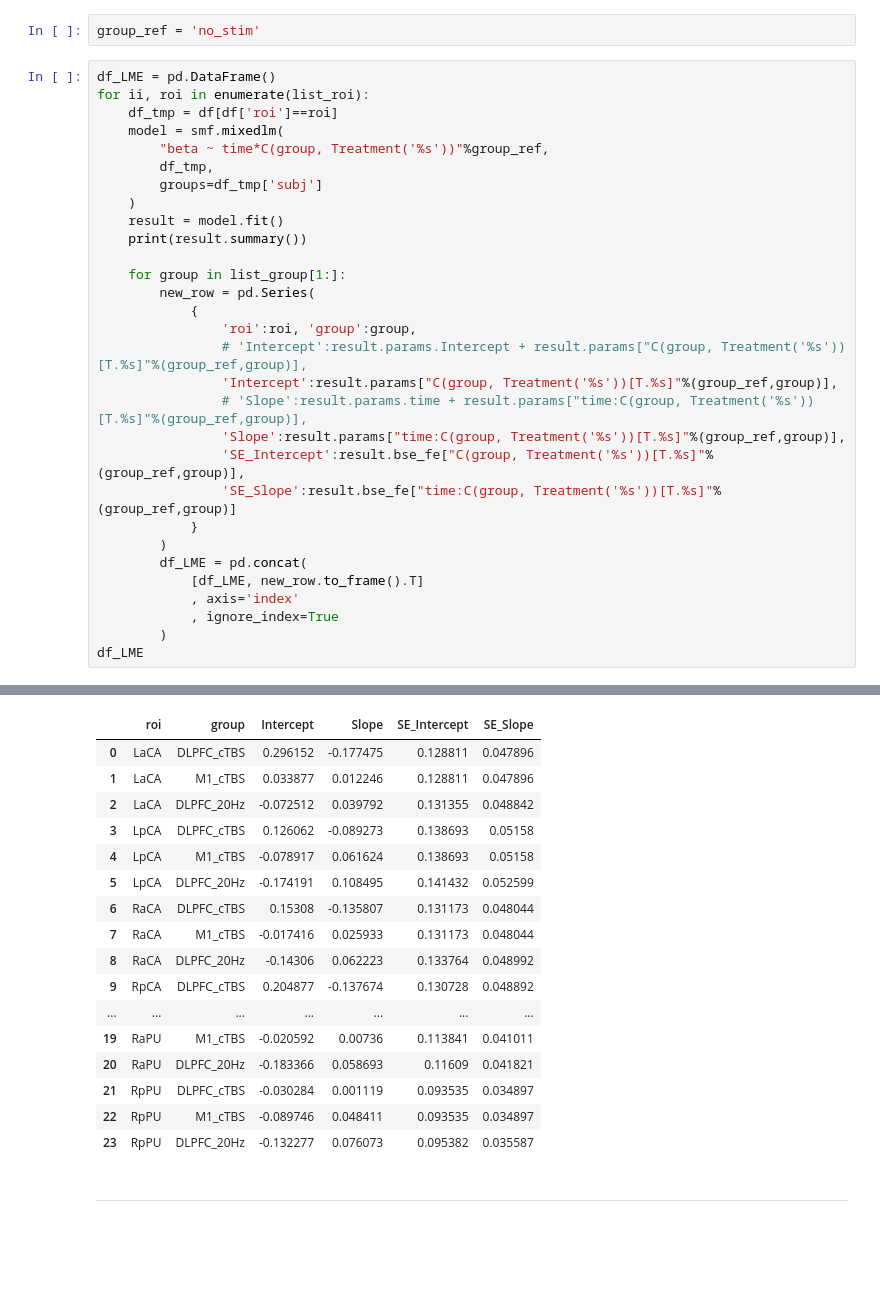
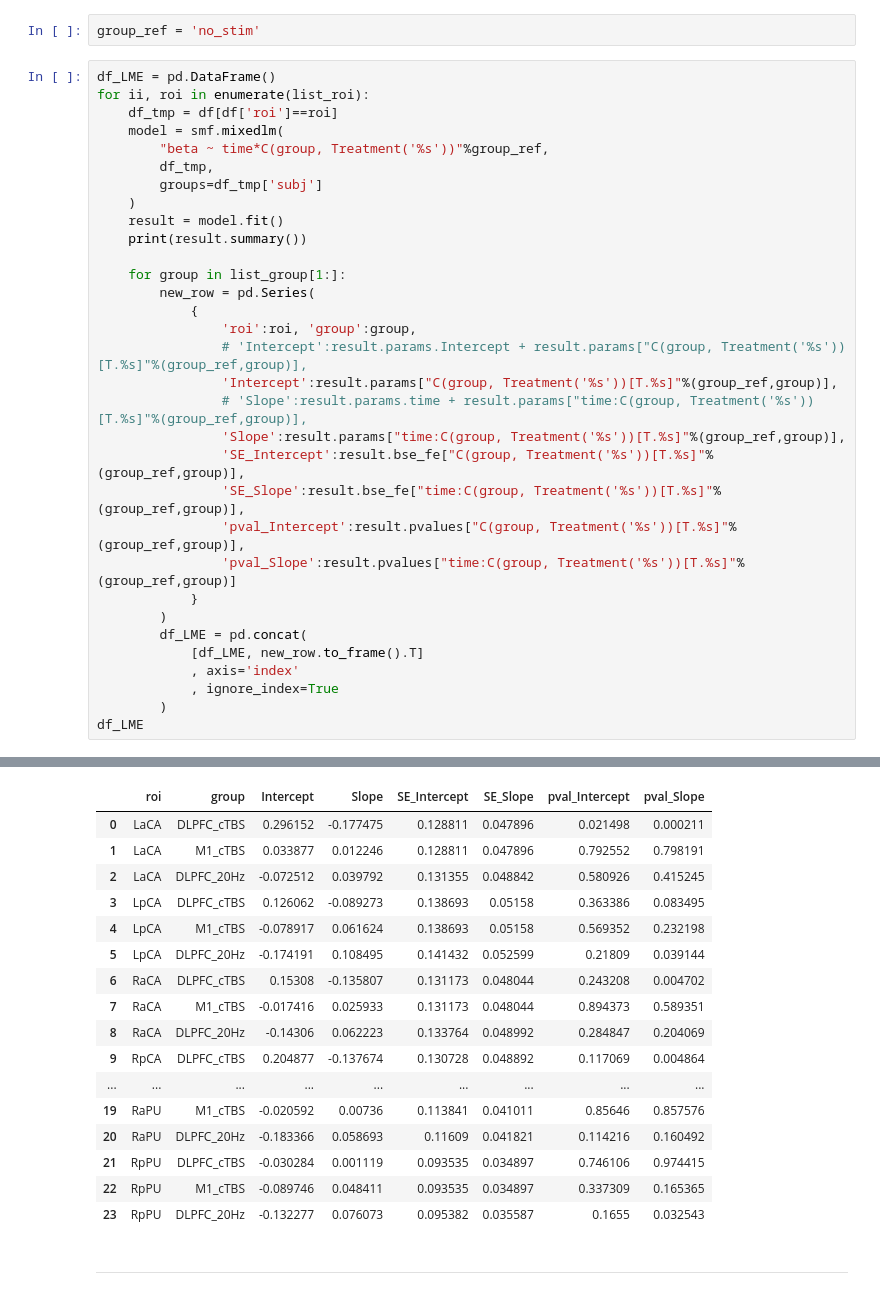
Before and after one commit to psb629/CommonLab, a Jupyter notebook: GP/scripts/fMRI.fig.3ii.ipynb, the cells around one changed output, grey strips where cells are left out. Cells and saved outputs as stored; diff of their text form; blank space fills up the shorter version.

```diff
--- a/GP/scripts/fMRI.fig.3ii.ipynb
+++ b/GP/scripts/fMRI.fig.3ii.ipynb
@@ -129,51 +129,53 @@ for ii, roi in enumerate(list_roi):
                 'Intercept':result.params["C(group, Treatment('%s'))[T.%s]"%(group_ref,group)],
                 # 'Slope':result.params.time + result.params["time:C(group, Treatment('%s'))[T.%s]"%(group_ref,group)],
                 'Slope':result.params["time:C(group, Treatment('%s'))[T.%s]"%(group_ref,group)],
                 'SE_Intercept':result.bse_fe["C(group, Treatment('%s'))[T.%s]"%(group_ref,group)],
-                'SE_Slope':result.bse_fe["time:C(group, Treatment('%s'))[T.%s]"%(group_ref,group)]
+                'SE_Slope':result.bse_fe["time:C(group, Treatment('%s'))[T.%s]"%(group_ref,group)],
+                'pval_Intercept':result.pvalues["C(group, Treatment('%s'))[T.%s]"%(group_ref,group)],
+                'pval_Slope':result.pvalues["time:C(group, Treatment('%s'))[T.%s]"%(group_ref,group)]
             }
         )
         df_LME = pd.concat(
             [df_LME, new_row.to_frame().T]
             , axis='index'
             , ignore_index=True
         )
 df_LME
 # %% [output]
                            Mixed Linear Model Regression Results
 ============================================================================================
 Model:                          MixedLM             Dependent Variable:             beta
 No. Observations:               240                 Method:                         REML
 No. Groups:                     80                  Scale:                          0.0498
 Min. group size:                3                   Log-Likelihood:                 -56.6084
 Max. group size:                3                   Converged:                      Yes
 Mean group size:                3.0
 --------------------------------------------------------------------------------------------
                                                   Coef.  Std.Err.   z    P>|z| [0.025 0.975]
 --------------------------------------------------------------------------------------------
 Intercept                                          0.513    0.077  6.619 0.000  0.361  0.665
 ... (159 lines left out)
 time:C(group, Treatment('no_stim'))[T.DLPFC_cTBS]  0.001    0.035  0.032 0.974 -0.067  0.070
 time:C(group, Treatment('no_stim'))[T.M1_cTBS]     0.048    0.035  1.387 0.165 -0.020  0.117
 Group Var                                          0.033    0.051
 ============================================================================================
-|  | roi | group | Intercept | Slope | SE_Intercept | SE_Slope |
-| 0 | LaCA | DLPFC_cTBS | 0.296152 | -0.177475 | 0.128811 | 0.047896 |
-| 1 | LaCA | M1_cTBS | 0.033877 | 0.012246 | 0.128811 | 0.047896 |
-| 2 | LaCA | DLPFC_20Hz | -0.072512 | 0.039792 | 0.131355 | 0.048842 |
-| 3 | LpCA | DLPFC_cTBS | 0.126062 | -0.089273 | 0.138693 | 0.05158 |
-| 4 | LpCA | M1_cTBS | -0.078917 | 0.061624 | 0.138693 | 0.05158 |
-| 5 | LpCA | DLPFC_20Hz | -0.174191 | 0.108495 | 0.141432 | 0.052599 |
-| 6 | RaCA | DLPFC_cTBS | 0.15308 | -0.135807 | 0.131173 | 0.048044 |
-| 7 | RaCA | M1_cTBS | -0.017416 | 0.025933 | 0.131173 | 0.048044 |
-| 8 | RaCA | DLPFC_20Hz | -0.14306 | 0.062223 | 0.133764 | 0.048992 |
-| 9 | RpCA | DLPFC_cTBS | 0.204877 | -0.137674 | 0.130728 | 0.048892 |
-| ... | ... | ... | ... | ... | ... | ... |
-| 19 | RaPU | M1_cTBS | -0.020592 | 0.00736 | 0.113841 | 0.041011 |
-| 20 | RaPU | DLPFC_20Hz | -0.183366 | 0.058693 | 0.11609 | 0.041821 |
-| 21 | RpPU | DLPFC_cTBS | -0.030284 | 0.001119 | 0.093535 | 0.034897 |
-| 22 | RpPU | M1_cTBS | -0.089746 | 0.048411 | 0.093535 | 0.034897 |
-| 23 | RpPU | DLPFC_20Hz | -0.132277 | 0.076073 | 0.095382 | 0.035587 |
+|  | roi | group | Intercept | Slope | SE_Intercept | SE_Slope | pval_Intercept | pval_Slope |
+| 0 | LaCA | DLPFC_cTBS | 0.296152 | -0.177475 | 0.128811 | 0.047896 | 0.021498 | 0.000211 |
+| 1 | LaCA | M1_cTBS | 0.033877 | 0.012246 | 0.128811 | 0.047896 | 0.792552 | 0.798191 |
+| 2 | LaCA | DLPFC_20Hz | -0.072512 | 0.039792 | 0.131355 | 0.048842 | 0.580926 | 0.415245 |
+| 3 | LpCA | DLPFC_cTBS | 0.126062 | -0.089273 | 0.138693 | 0.05158 | 0.363386 | 0.083495 |
+| 4 | LpCA | M1_cTBS | -0.078917 | 0.061624 | 0.138693 | 0.05158 | 0.569352 | 0.232198 |
+| 5 | LpCA | DLPFC_20Hz | -0.174191 | 0.108495 | 0.141432 | 0.052599 | 0.21809 | 0.039144 |
+| 6 | RaCA | DLPFC_cTBS | 0.15308 | -0.135807 | 0.131173 | 0.048044 | 0.243208 | 0.004702 |
+| 7 | RaCA | M1_cTBS | -0.017416 | 0.025933 | 0.131173 | 0.048044 | 0.894373 | 0.589351 |
+| 8 | RaCA | DLPFC_20Hz | -0.14306 | 0.062223 | 0.133764 | 0.048992 | 0.284847 | 0.204069 |
+| 9 | RpCA | DLPFC_cTBS | 0.204877 | -0.137674 | 0.130728 | 0.048892 | 0.117069 | 0.004864 |
+| ... | ... | ... | ... | ... | ... | ... | ... | ... |
+| 19 | RaPU | M1_cTBS | -0.020592 | 0.00736 | 0.113841 | 0.041011 | 0.85646 | 0.857576 |
+| 20 | RaPU | DLPFC_20Hz | -0.183366 | 0.058693 | 0.11609 | 0.041821 | 0.114216 | 0.160492 |
+| 21 | RpPU | DLPFC_cTBS | -0.030284 | 0.001119 | 0.093535 | 0.034897 | 0.746106 | 0.974415 |
+| 22 | RpPU | M1_cTBS | -0.089746 | 0.048411 | 0.093535 | 0.034897 | 0.337309 | 0.165365 |
+| 23 | RpPU | DLPFC_20Hz | -0.132277 | 0.076073 | 0.095382 | 0.035587 | 0.1655 | 0.032543 |
 # %% [markdown]
 ---
 # %%
```
Also changed, not shown: parts of 1 cell of this notebook.
